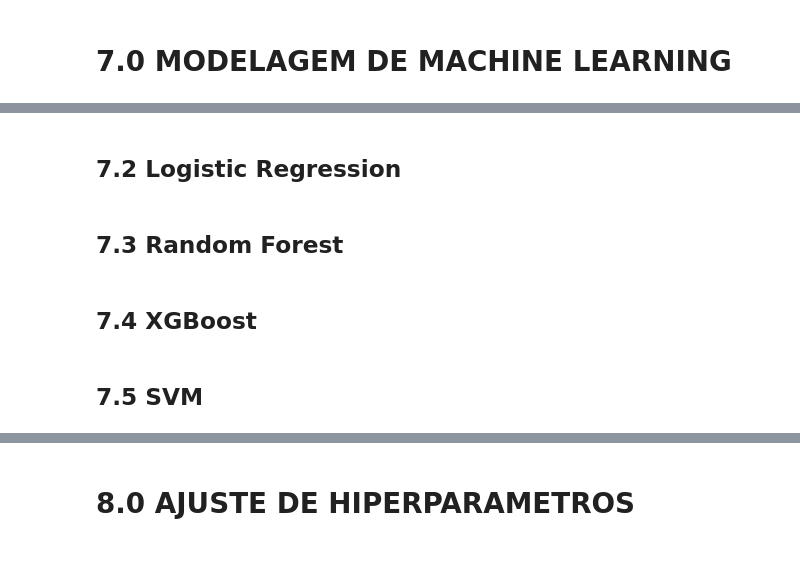
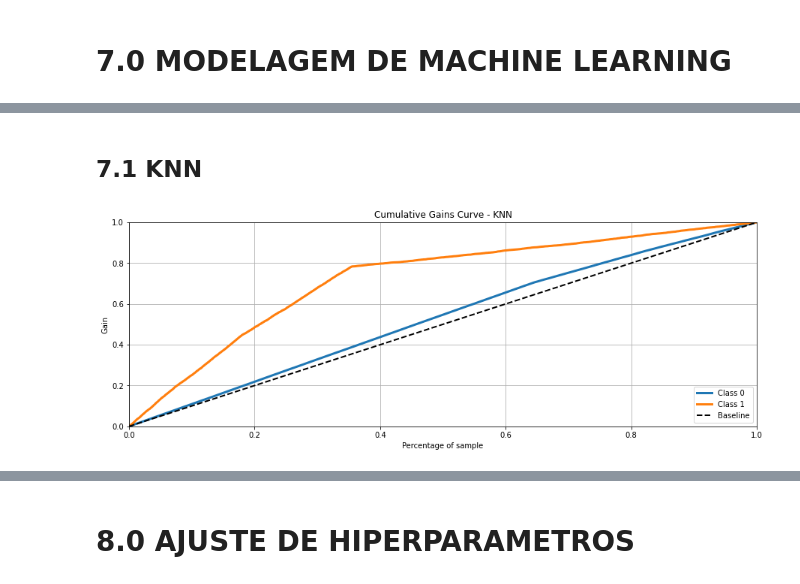
Before and after one commit to Jhonatanslopes/Health-Insurance-Cross-sell, a Jupyter notebook: notebook.ipynb, the cells around one changed output, grey strips where cells are left out. Cells and saved outputs as stored; diff of their text form; code cells hidden in the pictures; blank space fills up the shorter version.

Commit message:
model training done

```diff
--- a/notebook.ipynb
+++ b/notebook.ipynb
@@ -775,8 +780,17 @@ df.loc[df['feature'].isin(cols_selected)]
-# %% [markdown]
-## 7.2 Logistic Regression
-# %% [markdown]
-## 7.3 Random Forest
-# %% [markdown]
-## 7.4 XGBoost
-# %% [markdown]
-## 7.5 SVM
+# %% [markdown]
+## 7.1 KNN
+# %%
+# Define KNN model
+knn = KNeighborsClassifier()
+
+# KNN training
+knn_trained = knn.fit(x_train, y_train)
+
+# KNN prediction - Generalization
+yhat_knn = knn_trained.predict_proba(x_val)
+
+# Accumulative Gain - KNN
+title = 'Cumulative Gains Curve'
+metrics.plot_cumulative_gain(y_val, yhat_knn, figsize=(15, 5), title=title+' - KNN');
+# %% [output]
+[figure, added]
```
Also changed, not shown: parts of 25 cells of this notebook.
